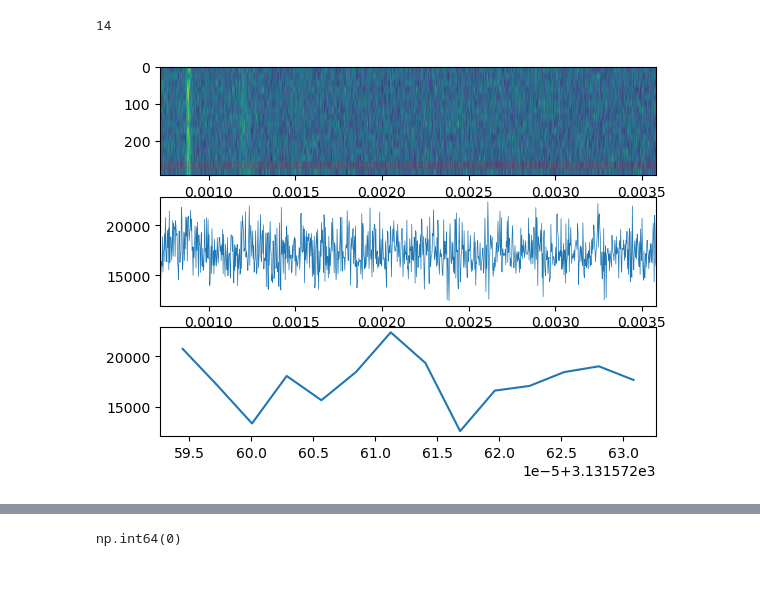
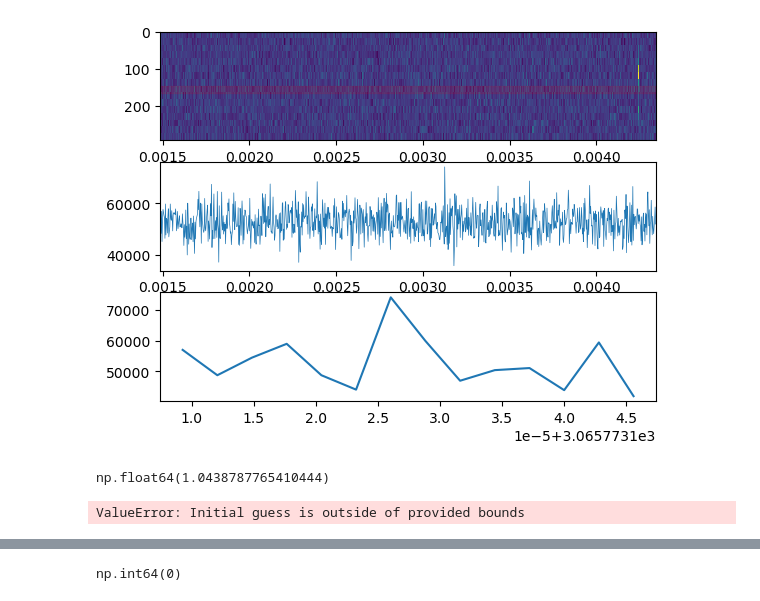
Before and after one commit to andres-luengo/bart, a Jupyter notebook: experiments/bad_fits.ipynb, the cells around one changed output, grey strips where cells are left out. Cells and saved outputs as stored; diff of their text form; code cells hidden in the pictures.

```diff
--- a/experiments/bad_fits.ipynb
+++ b/experiments/bad_fits.ipynb
@@ -34,7 +48,7 @@ import h5py
 f = h5py.File('/home/andres/breakthrough-listen/data/blc40_guppi_59358_40991_HIP3740_0031.rawspec.0000.h5')
 data: h5py.Dataset = f['data'] #type: ignore
 # %%
-bad_hit = bad_df.iloc[0]
+bad_hit = df.loc[625]
 l_idx = bad_hit.frequency_index
 # %%
 bad_data = data[:, 0, l_idx : l_idx+1024]
@@ -50,55 +64,57 @@ freq_array = np.linspace(
 import matplotlib.pyplot as plt
 %matplotlib inline
 # %%
-import re
-m = re.search(
-    r"fit error OptimizeWarning\('Covariance of the parameters could not be estimated', 'time slice index: (\d+)'\)",
-    bad_hit['flags']
-)
-if m:
-    bad_slice_idx = int(m.group(1))
-    print(bad_slice_idx)
-else:
-    raise ValueError(f'Could not get time slice {bad_hit['flags']}')
-y_vals = bad_data[bad_slice_idx, :]
+# import re
+# m = re.search(
+#     r"fit error OptimizeWarning\('Covariance of the parameters could not be estimated', 'time slice index: (\d+)'\)",
+#     bad_hit['flags']
+# )
+# if m:
+#     bad_slice_idx = int(m.group(1))
+#     print(bad_slice_idx)
+# else:
+#     raise ValueError(f'Could not get time slice. {bad_hit['flags'] = }')
+y_vals = bad_data[15, :]
 # y_vals[y_vals.argmax()] = (y_vals[y_vals.argmax() - 1] + y_vals[y_vals.argmax() + 1])/2
-# %% [output]
-14
 # %%
 fig = plt.figure()
 
 ax = fig.add_subplot(311)
 ax.imshow(
     bad_data,
     extent=(
         freq_array[0], freq_array[-1],
         0, data.attrs['tsamp'] * bad_data.shape[0]
     ),
     aspect='auto',
+    interpolation='none'
     # norm='log'
 )
 ax.axhspan(
-    bad_slice_idx * data.attrs['tsamp'],
-    (bad_slice_idx + 1) * data.attrs['tsamp'],
+    8 * data.attrs['tsamp'],
+    (8 + 1) * data.attrs['tsamp'],
     color = 'red', alpha = 0.1)
 ax.invert_xaxis()
 ax.invert_yaxis()
 
 slice_ax = fig.add_subplot(312, sharex=ax)
 slice_ax.plot(freq_array, y_vals, lw = 0.5)
 
 max_arg = y_vals.argmax()
 width = 7
 zoom_ax = fig.add_subplot(313)
 zoom_ax.plot(freq_array[max_arg-width : max_arg+width], y_vals[max_arg-width : max_arg+width])
 
 plt.show()
 # %% [output]
-[figure, old version]
+[figure, new version]
+# %%
+bad_hit.snr
+# %% [output]
+np.float64(1.0438787765410444)
 # %%
 import scipy.optimize
 import warnings
-warnings.filterwarnings('always')
 
 def signal_model(x, mean, stdev, amp, noise):
     exponent = -0.5 * ((x - mean)/stdev)**2
@@ -110,19 +126,21 @@ params, covt = scipy.optimize.curve_fit(
     y_vals,
     p0=[
         freq_array[np.argmax(y_vals)],
-        np.abs(f['data'].attrs['foff']), # type: ignore
+        np.abs(foff),
         np.max(y_vals) - np.median(y_vals),
         np.median(y_vals)
     ],
-    # # slow, screws up scale for some signals
-    # bounds=np.array([
-    #     (freq_array[-1], freq_array[0]),
-    #     (0, np.inf),
-    #     (0, np.inf),
-    #     (0, np.inf)
-    # ]).T,
-    # max_nfev=10_000
+    # slow, screws up scale for some signals
+    bounds=np.array([
+        (freq_array[-1], freq_array[0]),
+        (0, np.inf),
+        (np.median(y_vals)/2, np.inf),
+        (0, np.inf)
+    ]).T,
+    max_nfev=10_000
 )
+# %% [output]
+ValueError: Initial guess is outside of provided bounds
 # %%
 fig = plt.figure(figsize=(10, 6))
 
```
Also changed, not shown: parts of 8 cells of this notebook.
